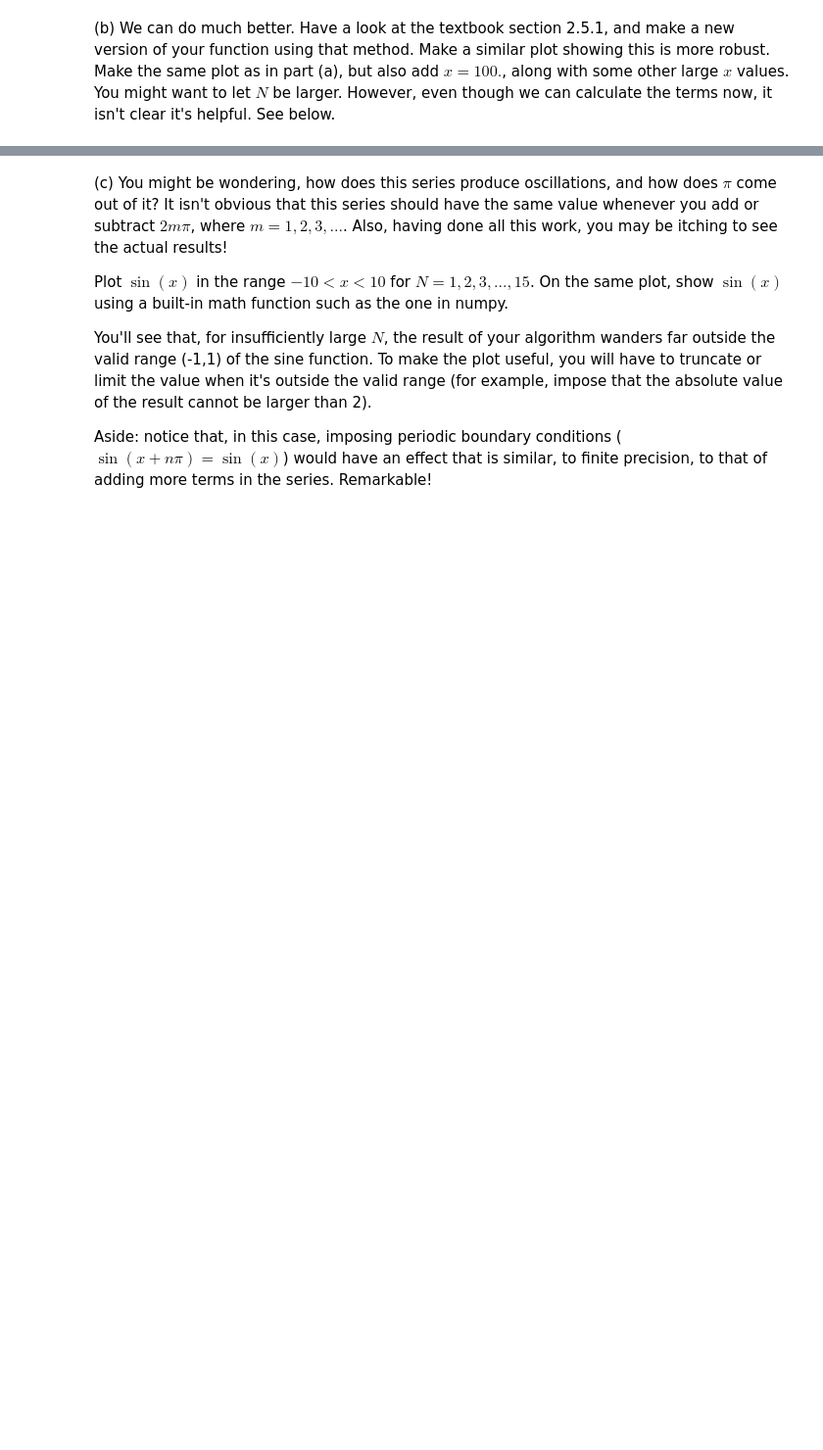
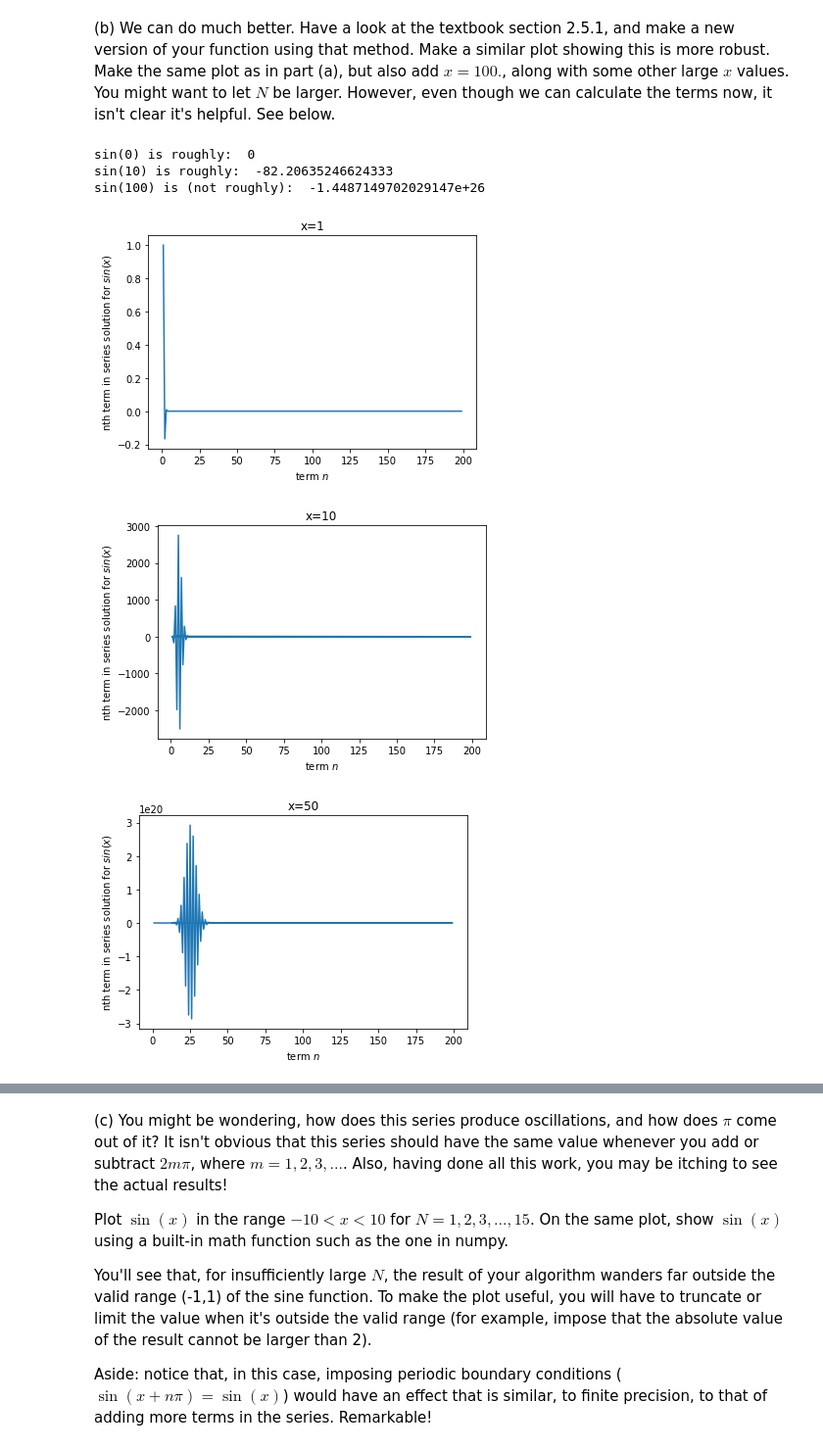
Before and after one commit to Yanall-Boutros/Computational-Physics, a Jupyter notebook: problem_sets/ps1/pset1.ipynb, the cells around one changed output, grey strips where cells are left out. Shown: that part at 98% size. Cells and saved outputs as stored; diff of their text form; code cells hidden in the pictures; blank space fills up the shorter version.

```diff
--- a/problem_sets/ps1/pset1.ipynb
+++ b/problem_sets/ps1/pset1.ipynb
@@ -342,0 +344,41 @@ for x in [1, 10, 50]:
+# %%
+answers = dict() # For dynamics programming purposes, stores already calculated answers
+def totsin(x):
+    # Returns the approximation of sin(x)
+    n = 1
+    tot = 0
+    while answers.get((x,n)) is not None:
+        tot += answers[(x,n)]
+        n += 1
+    return tot
+def sin(x, n):
+    # function calculates the first n terms for sin(x)
+    if n == 1: # Base Case
+        answers[(x,n)] = x # Update the book of answers
+        return x # sin(x) \approx x for n=1
+    elif answers.get((x,n)) is not None: return answers[(x, n)] # Don't calculate anything we've aready calculated...
+    else: # Recursive Case
+        entry = ((-x**2)/((2*n - 1)*(2*n - 2))) * sin(x, n-1) # recursive call
+        answers[(x,n)] = entry
+        return entry
+print("sin(0) is roughly: ",sin(0,1)) # Test
+print("sin(10) is roughly: ",sin(10,10))
+xaxis = []
+yaxis = []
+for x in [1, 10, 50, 100]:
+    for n in range(1, 200):
+        yaxis.append(sin(x,n))
+        xaxis.append(n)
+    plt.figure()
+    plt.plot(xaxis, yaxis)
+    plt.title("x="+str(x))
+    plt.xlabel("term $n$")
+    plt.ylabel("nth term in series solution for $sin(x)$")
+print("sin(100) is (not roughly): ", totsin(100))
+# %% [output]
+sin(0) is roughly:  0
+sin(10) is roughly:  -82.20635246624333
+sin(100) is (not roughly):  -1.4487149702029147e+26
+[figure, added]
+[figure, added]
+[figure, added]
```
Also changed, not shown: parts of 16 cells of this notebook.
